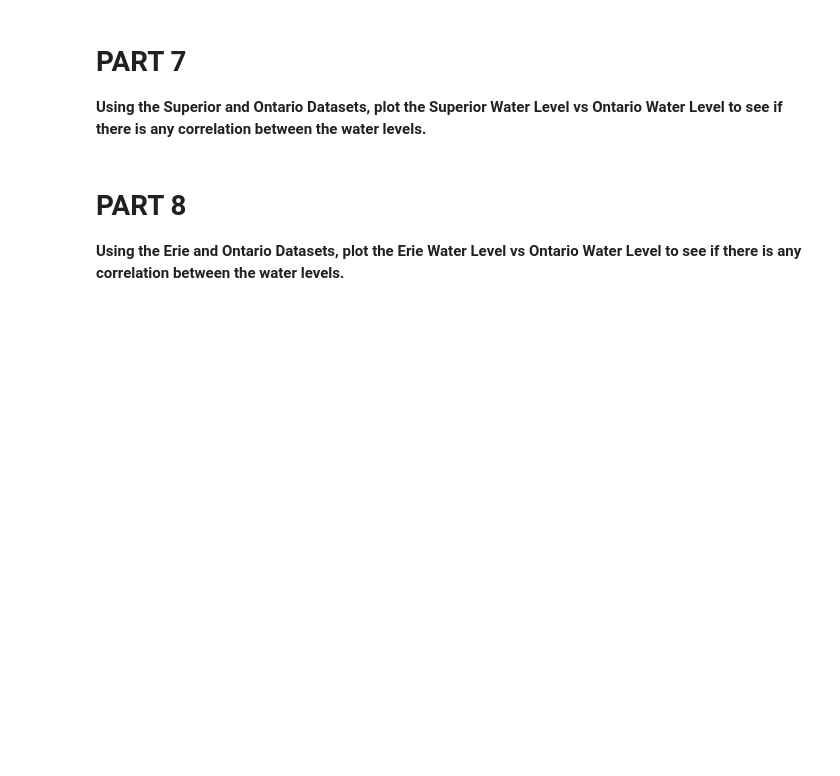
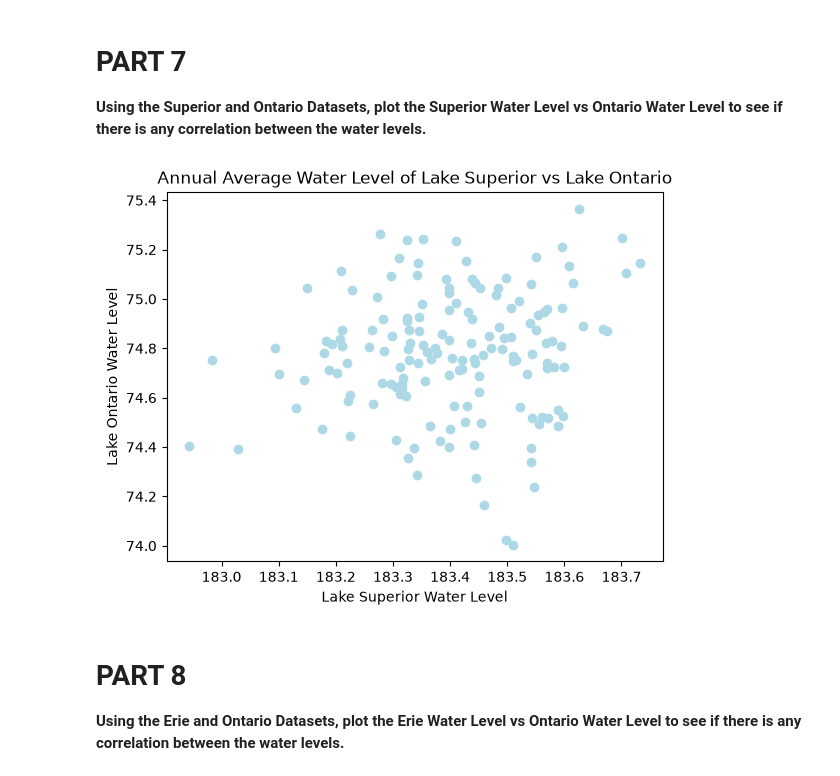
Before and after one commit to jmartiniez0z0-ship-it/CMSE202_Git_Started, a Jupyter notebook: Great_Lakes_and_Grand_River.ipynb, the cells around one changed output. Drawn from its saved outputs; the diff is of its cells as text; code cells hidden in the pictures; blank space fills up the shorter version.

```diff
--- a/Great_Lakes_and_Grand_River.ipynb
+++ b/Great_Lakes_and_Grand_River.ipynb
@@ -100,3 +98,15 @@ plt.title("Annual Average Water Level of Lake Michigan/Lake Huron vs Lake Erie")
+# %%
+# Insert Code Here
+
+sup = pd.read_csv("data/sup.csv")
+ont = pd.read_csv("data/ont.csv")
+
+plt.scatter(sup["AnnAvg"], ont["AnnAvg"], color = "lightblue", marker = "o")
+plt.xlabel("Lake Superior Water Level")
+plt.ylabel("Lake Ontario Water Level")
+plt.title("Annual Average Water Level of Lake Superior vs Lake Ontario");
+# %% [output]
+[figure, added]
 # %% [markdown]
 # PART 8
 
```
Also changed, not shown: parts of 1 cell of this notebook.
